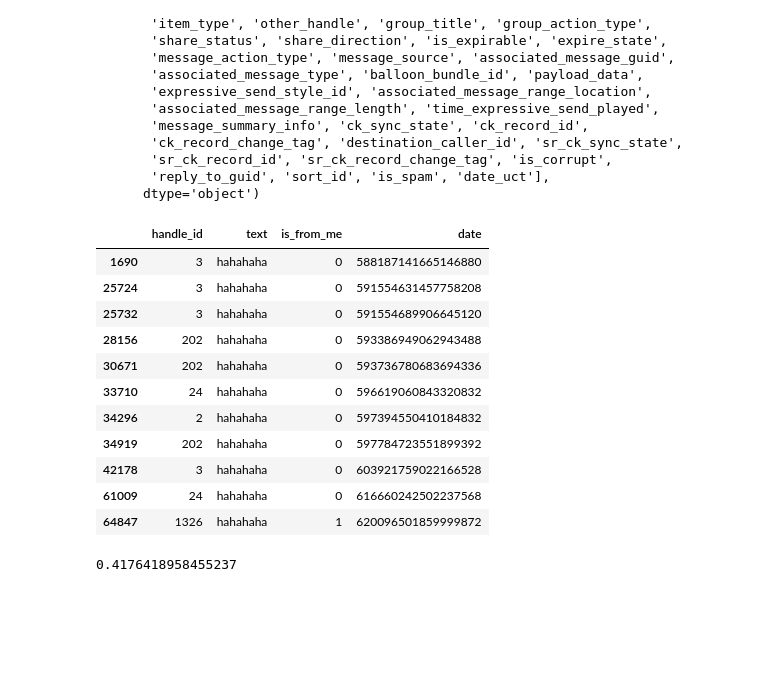
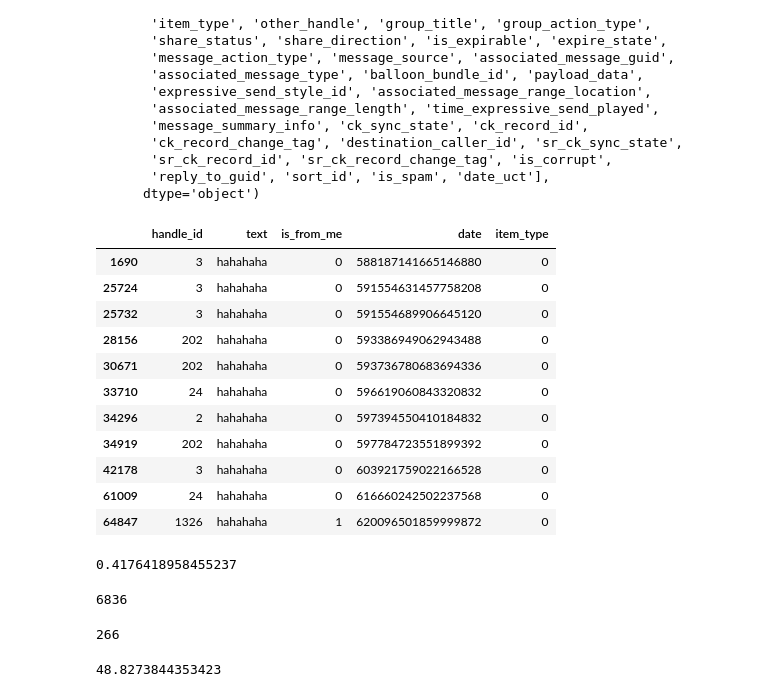
Before and after one commit to jakemanderson/messages, a Jupyter notebook: message_analysis.ipynb, the cells around one changed output. Saved outputs shown, nothing was run; the diff lists cells and outputs as text; code cells hidden in the pictures; blank space fills up the shorter version.

```diff
--- a/message_analysis.ipynb
+++ b/message_analysis.ipynb
@@ -56,23 +56,32 @@ Index(['ROWID', 'guid', 'text', 'replace', 'service_center', 'handle_id',
        'reply_to_guid', 'sort_id', 'is_spam', 'date_uct'],
       dtype='object')
 # %%
-messages[['handle_id','text','is_from_me','date']].loc[messages['text'] == "hahahaha",:]
+messages[['handle_id','text','is_from_me','date','item_type']].loc[messages['text'] == "hahahaha",:]
 # %% [output]
-|  | handle_id | text | is_from_me | date |
-| 1690 | 3 | hahahaha | 0 | 588187141665146880 |
-| 25724 | 3 | hahahaha | 0 | 591554631457758208 |
-| 25732 | 3 | hahahaha | 0 | 591554689906645120 |
-| 28156 | 202 | hahahaha | 0 | 593386949062943488 |
-| 30671 | 202 | hahahaha | 0 | 593736780683694336 |
-| 33710 | 24 | hahahaha | 0 | 596619060843320832 |
-| 34296 | 2 | hahahaha | 0 | 597394550410184832 |
-| 34919 | 202 | hahahaha | 0 | 597784723551899392 |
-| 42178 | 3 | hahahaha | 0 | 603921759022166528 |
-| 61009 | 24 | hahahaha | 0 | 616660242502237568 |
-| 64847 | 1326 | hahahaha | 1 | 620096501859999872 |
+|  | handle_id | text | is_from_me | date | item_type |
+| 1690 | 3 | hahahaha | 0 | 588187141665146880 | 0 |
+| 25724 | 3 | hahahaha | 0 | 591554631457758208 | 0 |
+| 25732 | 3 | hahahaha | 0 | 591554689906645120 | 0 |
+| 28156 | 202 | hahahaha | 0 | 593386949062943488 | 0 |
+| 30671 | 202 | hahahaha | 0 | 593736780683694336 | 0 |
+| 33710 | 24 | hahahaha | 0 | 596619060843320832 | 0 |
+| 34296 | 2 | hahahaha | 0 | 597394550410184832 | 0 |
+| 34919 | 202 | hahahaha | 0 | 597784723551899392 | 0 |
+| 42178 | 3 | hahahaha | 0 | 603921759022166528 | 0 |
+| 61009 | 24 | hahahaha | 0 | 616660242502237568 | 0 |
+| 64847 | 1326 | hahahaha | 1 | 620096501859999872 | 0 |
 # %%
 mrdf = messages[['handle_id','text','is_from_me','date']].loc[messages['handle_id'] == 1326,:]
 # %%
 mrdf.is_from_me.sum()/mrdf.shape[0]
 # %% [output]
 0.4176418958455237
+# %%
+mrdf.shape[0]
+# %% [output]
+6836
+# %%
+# instances of lol
+mrdf['text'].str.contains('lol').sum()
+# %% [output]
+266
@@ -78,0 +90,4 @@ mrdf.is_from_me.sum()/mrdf.shape[0]
+# %%
+mrdf.text_length.mean()
+# %% [output]
+48.8273844353423
```
Also changed, not shown: parts of 21 cells of this notebook.
